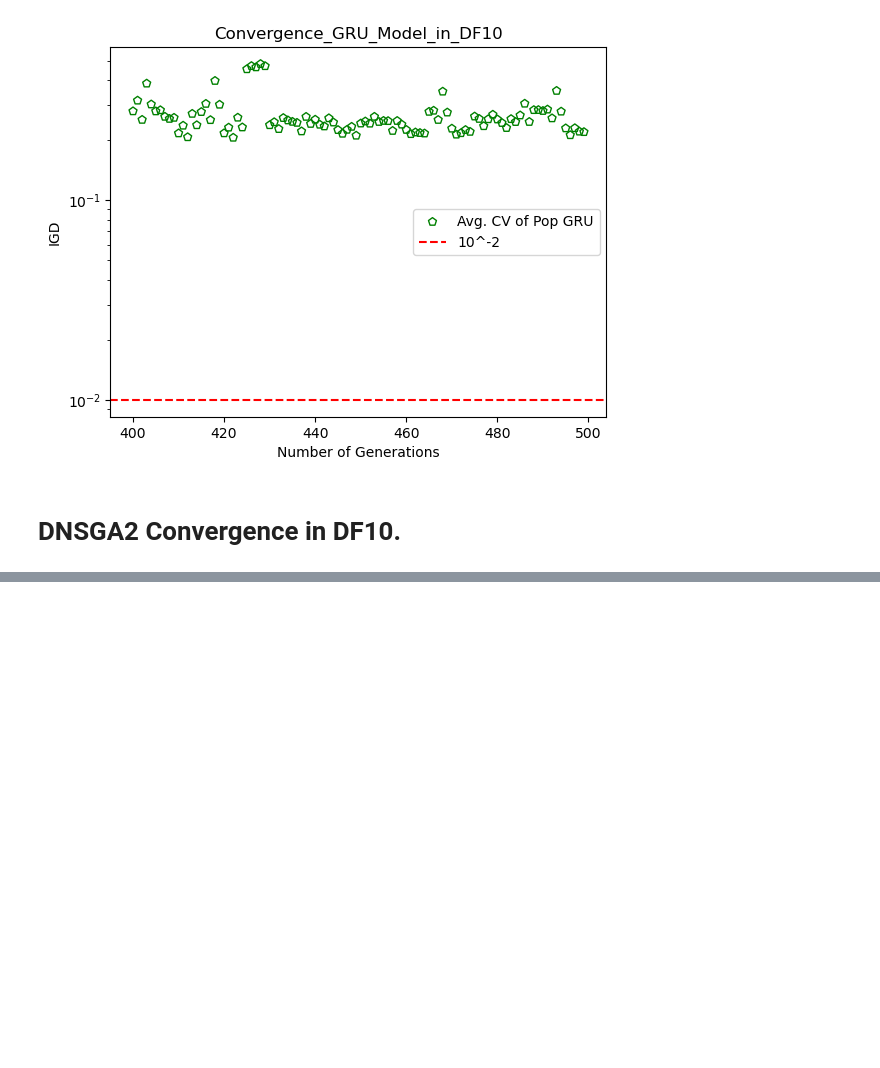
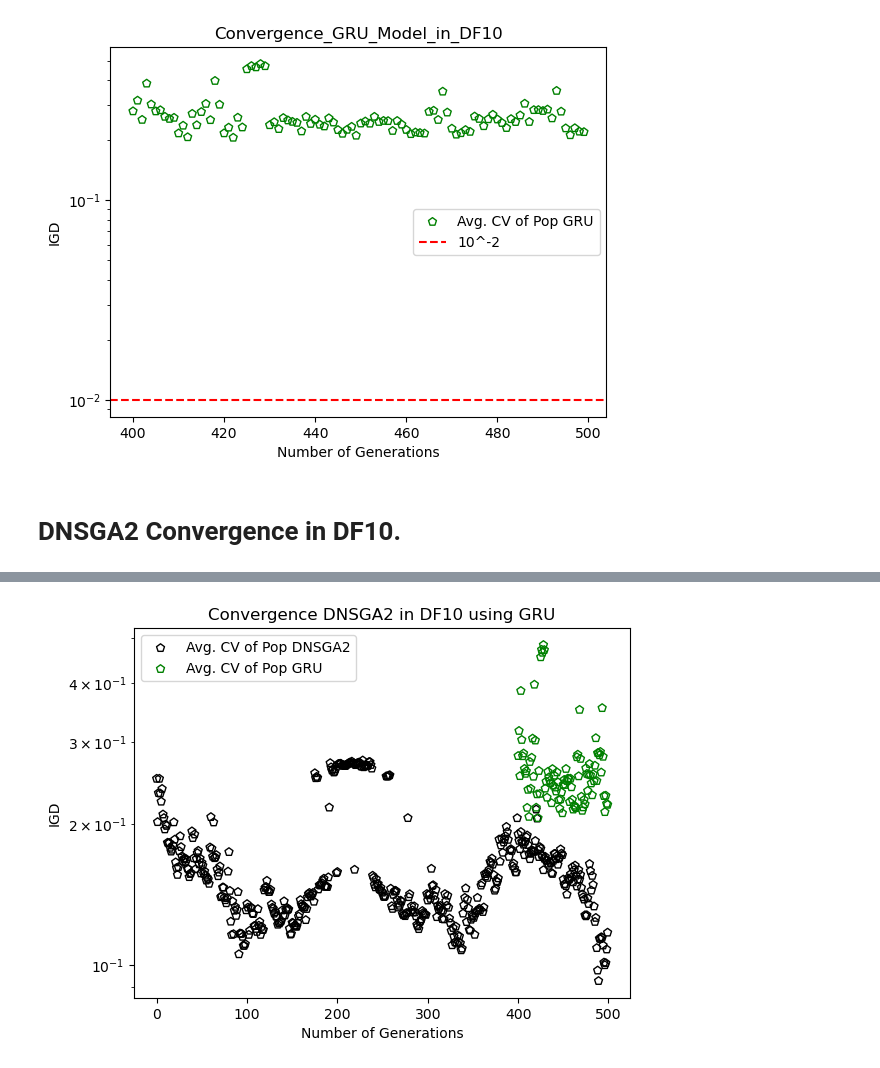
Before and after one commit to ilyesBoukraa/DMOOP_and_DL, a Jupyter notebook: Evaluating_Our_Models.ipynb, the cells around one changed output, grey strips where cells are left out. Drawn from its saved outputs; the diff is of its cells as text; code cells hidden in the pictures; blank space fills up the shorter version.

```diff
--- a/Evaluating_Our_Models.ipynb
+++ b/Evaluating_Our_Models.ipynb
@@ -173,0 +193,5 @@ Wall time: 13.1 s
+# %%
+%%time
+model_vs_dnsga2(my_df10, problem=DF10(), model_pos = GRU_POS_reshaped, name='GRU')
+# %% [output]
+[figure, added]
```
Also changed, not shown: parts of 9 cells of this notebook.
